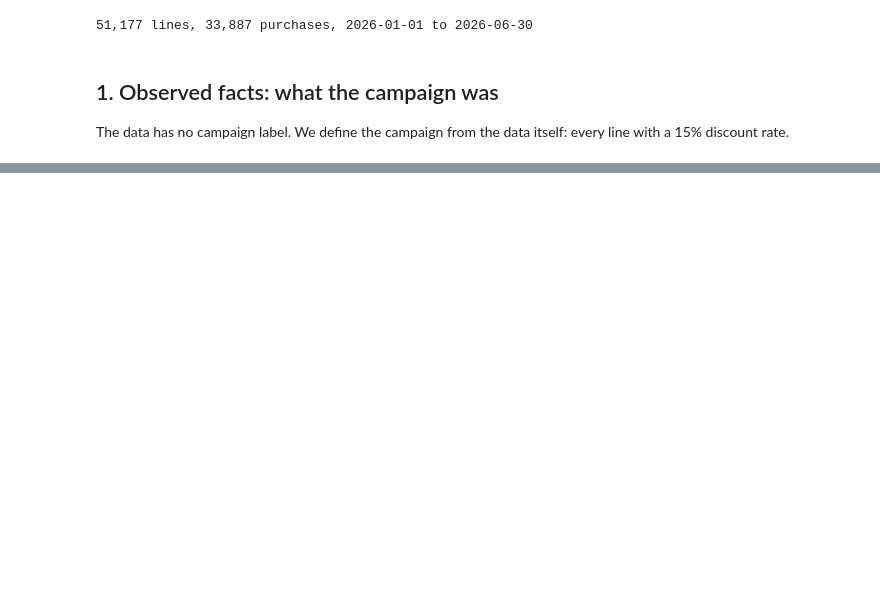
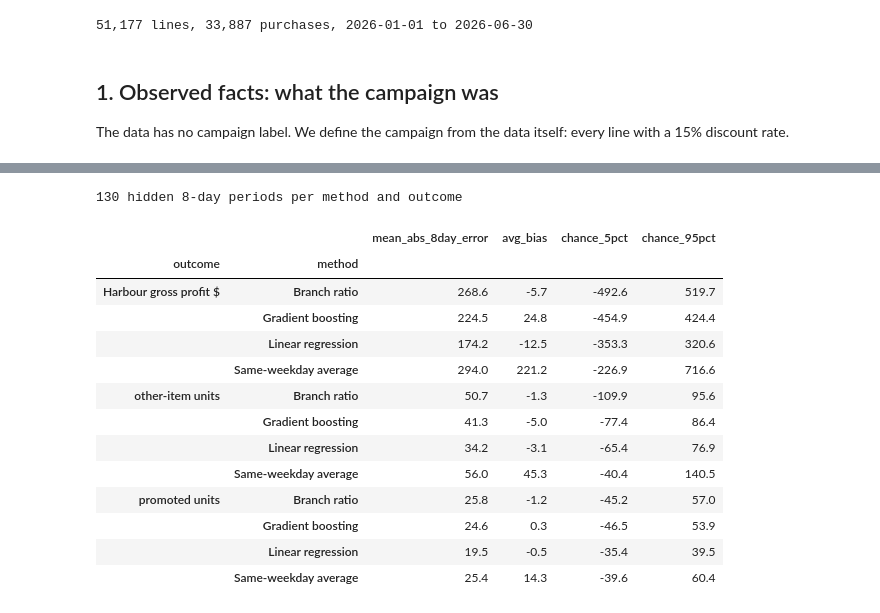
Before and after one commit to Zahraa0610/EECE490-HACKATHON-zjad, a Jupyter notebook: stories_step1/notebooks/02_promo_campaign.ipynb, the cells around one changed output, grey strips where cells are left out. Saved outputs shown, nothing was run; the diff lists cells and outputs as text; code cells hidden in the pictures; blank space fills up the shorter version.

```diff
--- a/stories_step1/notebooks/02_promo_campaign.ipynb
+++ b/stories_step1/notebooks/02_promo_campaign.ipynb
@@ -325,0 +34,14 @@ To detect a +30% lift (80% power, 5% level): ~20 offer days + 20 control days
+# %%
+P = raw[raw["Discount Rate"] == 0.15]
+CAMP_DAYS = pd.DatetimeIndex(sorted(P["Date"].unique()))
+ITEMS = sorted(P["Product"].unique())
+print("Branches with 15% lines:", P["Branch"].unique().tolist())
+print("Campaign days:", [d.strftime("%d %b") for d in CAMP_DAYS])
+print("Promoted products:", ITEMS)
+on_days = raw[(raw.Branch == "Harbour") & raw.Product.isin(ITEMS) & raw.Date.isin(CAMP_DAYS)]
+print("Harbour lines of promoted products on campaign days:", len(on_days), "| rates:", on_days["Discount Rate"].value_counts().to_dict())
+discount_given = (P["Quantity"] * P["Unit Price (USD)"] * 0.15).sum()
+print(f"Discount given (list price x 15%): ${discount_given:,.2f} on {P['Quantity'].sum()} units")
+for m, name in [(3, "March"), (5, "May")]:
+    x = P[P.Date.dt.month == m]
+    print(f"  {name}: ${(x.Quantity * x['Unit Price (USD)'] * 0.15).sum():,.2f} on {x.Quantity.sum()} units")
@@ -325,0 +158,34 @@ To detect a +30% lift (80% power, 5% level): ~20 offer days + 20 control days
+# %%
+idx = daily.index
+clean_set = set(idx[CLEAN])
+STARTS = [s for s in idx[CLEAN] if all(s + pd.Timedelta(days=i) in clean_set for i in range(8))]
+rows = []
+for s in STARTS:
+    blk = (idx >= s) & (idx < s + pd.Timedelta(days=8))
+    for oname, spec in OUTCOMES.items():
+        actual = daily.loc[blk, spec["y"]].values
+        for m in METHODS:
+            p = predict(daily, m, spec, CLEAN & ~blk, blk)
+            rows.append({"outcome": oname, "method": m, "start": s, "err8": actual.sum() - p.sum()})
+cv = pd.DataFrame(rows)
+score = (cv.groupby(["outcome", "method"])["err8"]
+           .agg(mean_abs_8day_error=lambda x: x.abs().mean(), avg_bias="mean",
+                chance_5pct=lambda x: x.quantile(0.05), chance_95pct=lambda x: x.quantile(0.95)))
+print(len(STARTS), "hidden 8-day periods per method and outcome")
+score.round(1)
+# %% [output]
+130 hidden 8-day periods per method and outcome
+|  |  | mean_abs_8day_error | avg_bias | chance_5pct | chance_95pct |
+| outcome | method |  |  |  |  |
+| Harbour gross profit $ | Branch ratio | 268.6 | -5.7 | -492.6 | 519.7 |
+|  | Gradient boosting | 224.5 | 24.8 | -454.9 | 424.4 |
+|  | Linear regression | 174.2 | -12.5 | -353.3 | 320.6 |
+|  | Same-weekday average | 294.0 | 221.2 | -226.9 | 716.6 |
+| other-item units | Branch ratio | 50.7 | -1.3 | -109.9 | 95.6 |
+|  | Gradient boosting | 41.3 | -5.0 | -77.4 | 86.4 |
+|  | Linear regression | 34.2 | -3.1 | -65.4 | 76.9 |
+|  | Same-weekday average | 56.0 | 45.3 | -40.4 | 140.5 |
+| promoted units | Branch ratio | 25.8 | -1.2 | -45.2 | 57.0 |
+|  | Gradient boosting | 24.6 | 0.3 | -46.5 | 53.9 |
+|  | Linear regression | 19.5 | -0.5 | -35.4 | 39.5 |
+|  | Same-weekday average | 25.4 | 14.3 | -39.6 | 60.4 |
```
Also changed, not shown: parts of 51 cells of this notebook, 9 other files.
